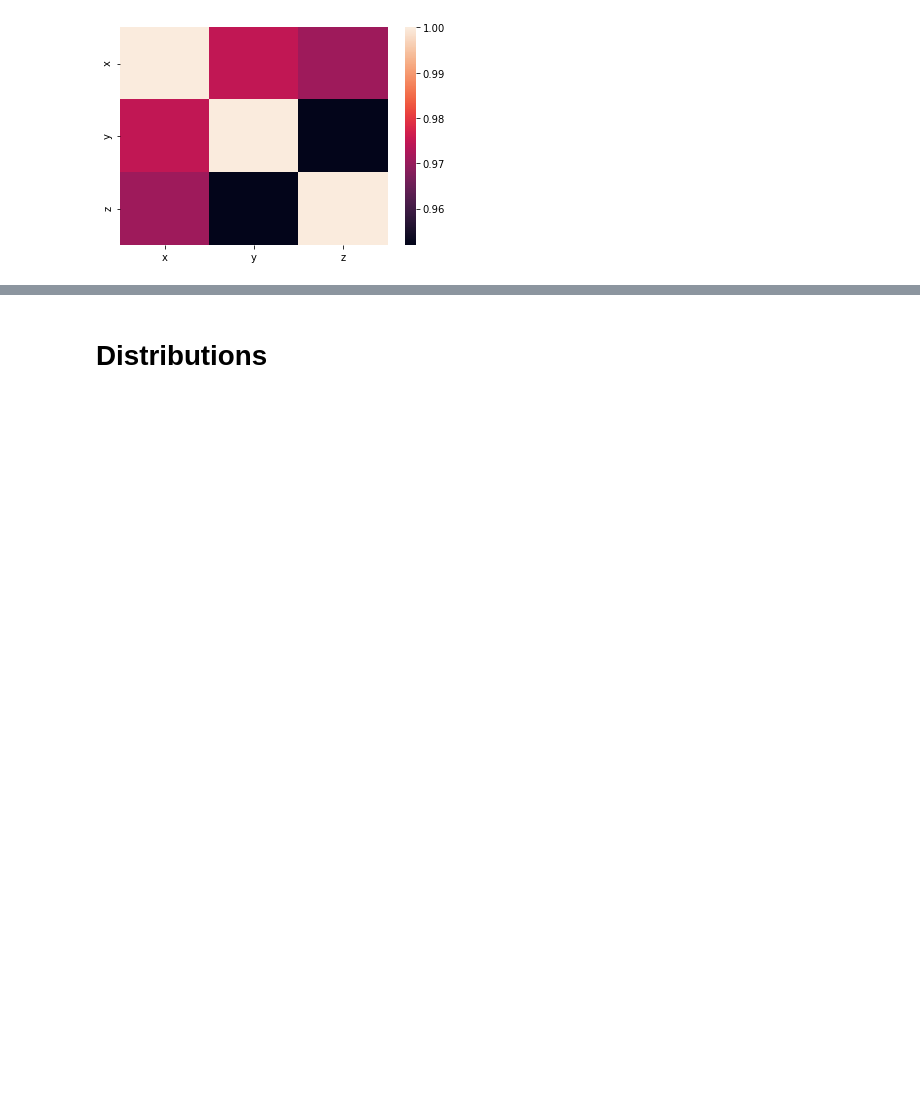
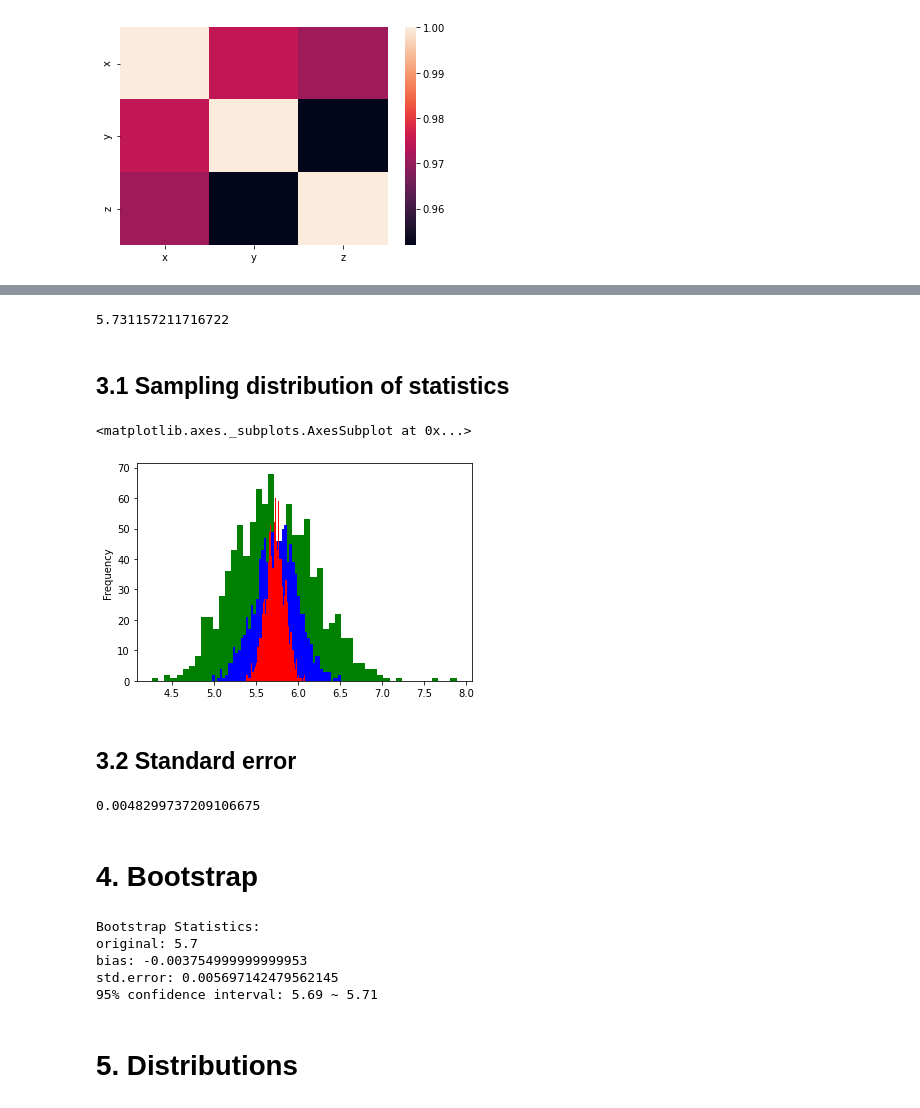
Before and after one commit to boyuan-li/BL-statistics, a Jupyter notebook: Statistics.ipynb, the cells around one changed output, grey strips where cells are left out. Saved outputs shown, nothing was run; the diff lists cells and outputs as text; code cells hidden in the pictures; blank space fills up the shorter version.

```diff
--- a/Statistics.ipynb
+++ b/Statistics.ipynb
@@ -76,3 +83,43 @@ df.sample(n = 100)
 100 rows × 10 columns
+# %%
+df.x.mean()
+# %% [output]
+5.731157211716722
+# %% [markdown]
+## 3.1 Sampling distribution of statistics
+# %%
+pd.Series([df.x.sample(n = 5).mean() for _ in range(1000)]).plot.hist(bins = 50, color = 'green')
+pd.Series([df.x.sample(n = 20).mean() for _ in range(1000)]).plot.hist(bins = 50, color = 'blue')
+pd.Series([df.x.sample(n = 100).mean() for _ in range(1000)]).plot.hist(bins = 50, color = 'red')
+# %% [output]
+<matplotlib.axes._subplots.AxesSubplot at 0x...>
+[figure, added]
+# %% [markdown]
+## 3.2 Standard error
+# %%
+sp.sem(df.x)
+# %% [output]
+0.0048299737209106675
+# %% [markdown]
+# 4. Bootstrap
+# %%
+results = []
+for _ in trange(1000):
+    sample = resample(df.x)
+    results.append(sample.median())
+
+results = pd.Series(results)
+
+print('Bootstrap Statistics:')
+print(f'original: {df.x.median()}')
+print(f'bias: {results.mean() - df.x.median()}')
+print(f'std.error: {results.std()}')
+print(f'95% confidence interval: {results.quantile(0.025)} ~ {results.quantile(1 - 0.025)}')
+# %% [output]
+Bootstrap Statistics:
+original: 5.7
+bias: -0.003754999999999953
+std.error: 0.005697142479562145
+95% confidence interval: 5.69 ~ 5.71
 # %% [markdown]
-# Distributions
+# 5. Distributions
```
Also changed, not shown: parts of 70 cells of this notebook.
